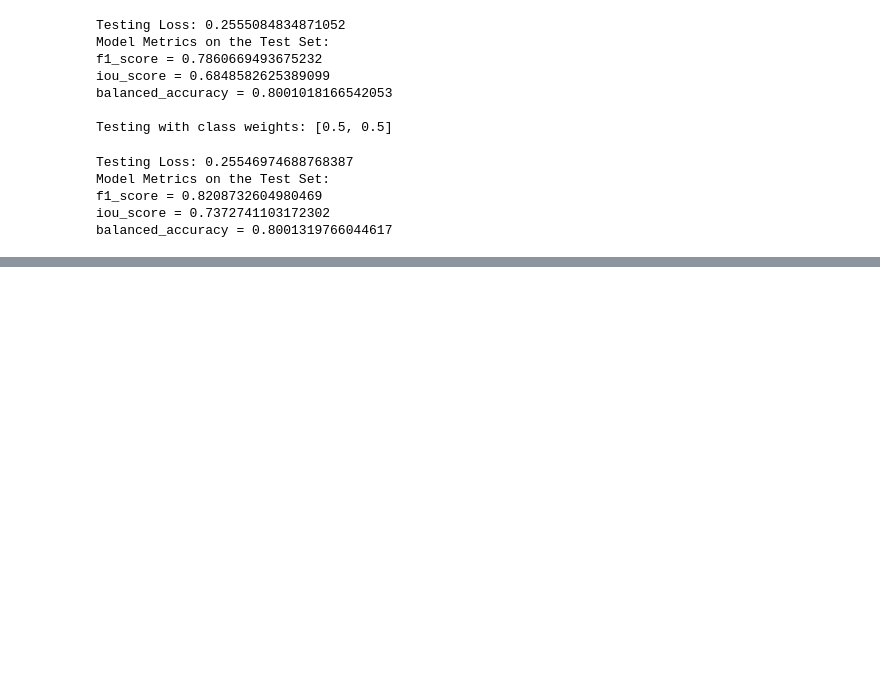
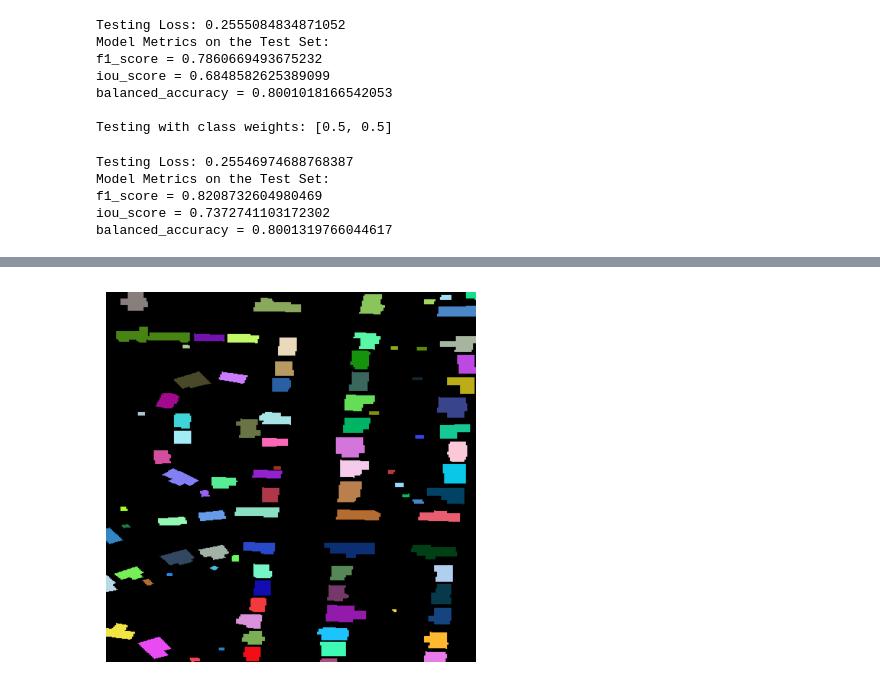
Before and after one commit to Matth-info/damaged-building-detector, a Jupyter notebook: notebooks/xDB_processing.ipynb, the cells around one changed output, grey strips where cells are left out. Cells and saved outputs as stored; diff of their text form; code cells hidden in the pictures; blank space fills up the shorter version.

```diff
--- a/notebooks/xDB_processing.ipynb
+++ b/notebooks/xDB_processing.ipynb
@@ -310,0 +375,33 @@ balanced_accuracy = 0.7995531558990479
+# %%
+import numpy as np
+import cv2
+# Semantic segmentation mask (e.g., 1 for buildings, 0 for background)
+semantic_mask = np.array(mask)  # Binary mask, shape: (H, W)
+
+# Ensure binary mask format
+binary_mask = (semantic_mask == 1).astype(np.uint8)
+
+# Connected component labeling
+num_labels, instance_mask = cv2.connectedComponents(binary_mask)
+# %%
+# Visualize the Instance Mask
+# import matplotlib.pyplot as plt
+import matplotlib.colors as mcolors
+import matplotlib.pyplot as plt
+
+# Random color mapping
+def random_color_map(instance_mask):
+    unique_ids = np.unique(instance_mask)
+    color_map = {uid: np.random.randint(0, 255, 3) for uid in unique_ids if uid != 0}
+    color_mask = np.zeros((*instance_mask.shape, 3), dtype=np.uint8)
+    for uid, color in color_map.items():
+        color_mask[instance_mask == uid] = color
+    return color_mask
+
+# Visualize
+colored_instance_mask = random_color_map(instance_mask)
+plt.imshow(colored_instance_mask)
+plt.axis('off')
+plt.show()
+# %% [output]
+[figure, added]
```
Also changed, not shown: parts of 18 cells of this notebook, 3 other files.
